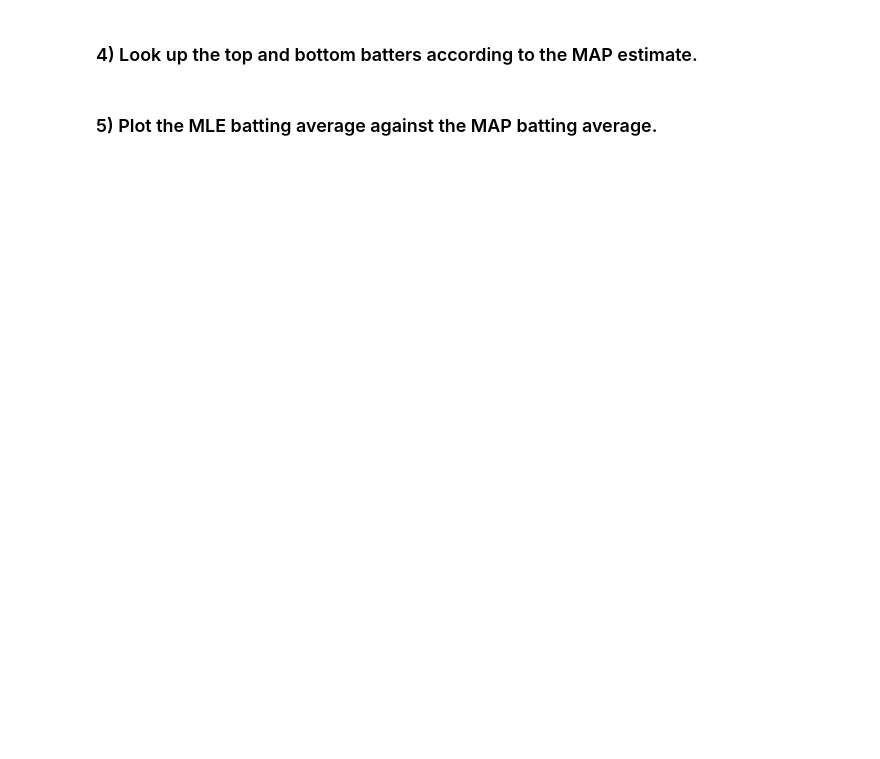
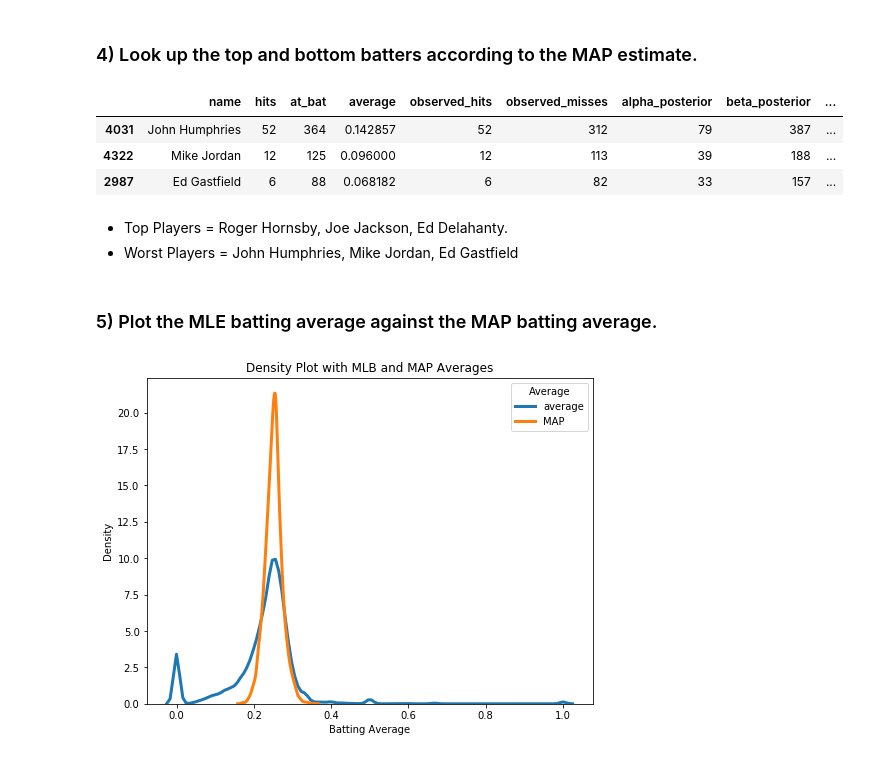
Before and after one commit to Agelf123/bayes_2, a Jupyter notebook: beta-distribution-baseball-hits.ipynb, the cells around one changed output. Drawn from its saved outputs; the diff is of its cells as text; code cells hidden in the pictures; blank space fills up the shorter version.

```diff
--- a/beta-distribution-baseball-hits.ipynb
+++ b/beta-distribution-baseball-hits.ipynb
@@ -32,0 +38,4 @@ Load in the simple batting average data for players below. There are just four f
+# %%
+# A:
+data = pd.read_csv("data/career_hits.csv")
+data.head()
@@ -75,4 +133,10 @@ For each player, update the prior to the posterior distribution and calculate th
 ### $$ \frac{\alpha - 1}{\alpha + \beta -2} $$
 
 Which means we don't even need to use SciPy's beta distribution function. Just calculate the new alpha and beta for each player's posterior beta distribution and plug them into the formula above to get the MAP estimate of batting the average.
+# %%
+data['observed_hits'] = data['hits']
+data['observed_misses'] = data['at_bat'] - data['hits']
+data['alpha'] = (26 + data['observed_hits']+ 1)
+data['beta'] =  (74 + data['observed_misses'] +1)
+data['MAP'] = (data['alpha']-1) / (data['alpha']+data['beta']-2)
 # %%
@@ -84,2 +147,13 @@ Which means we don't even need to use SciPy's beta distribution function. Just c
+# %%
+# A:
+data.sort_values(by = ['MAP'], ascending = [True]).head(3)
+# %% [output]
+|  | name | hits | at_bat | average | observed_hits | observed_misses | alpha_posterior | beta_posterior | ... |
+| 4031 | John Humphries | 52 | 364 | 0.142857 | 52 | 312 | 79 | 387 | ... |
+| 4322 | Mike Jordan | 12 | 125 | 0.096000 | 12 | 113 | 39 | 188 | ... |
+| 2987 | Ed Gastfield | 6 | 88 | 0.068182 | 6 | 82 | 33 | 157 | ... |
+# %% [markdown]
+- Top Players = Roger Hornsby, Joe Jackson, Ed Delahanty.
+- Worst Players = John Humphries, Mike Jordan, Ed Gastfield
 # %% [markdown]
 ### 5) Plot the MLE batting average against the MAP batting average.
@@ -87,0 +160,19 @@ Which means we don't even need to use SciPy's beta distribution function. Just c
+# %%
+# adapted from https://towardsdatascience.com/histograms-and-density-plots-in-python-f6bda88f5ac0
+# List of averages to plot
+averages = ['average', 'MAP']
+plt.figure(figsize=(8,6))
+
+for average in averages:
+    # Draw the density plot
+    sns.distplot(data[average], hist = False, kde = True,
+                 kde_kws = {'linewidth': 3},
+                 label = average,
+                )
+# Plot formatting
+plt.legend(prop={'size': 10}, title = 'Average')
+plt.title('Density Plot with MLB and MAP Averages')
+plt.xlabel('Batting Average')
+plt.ylabel('Density');
+# %% [output]
+[figure, added]
```
Also changed, not shown: parts of 17 cells of this notebook.
